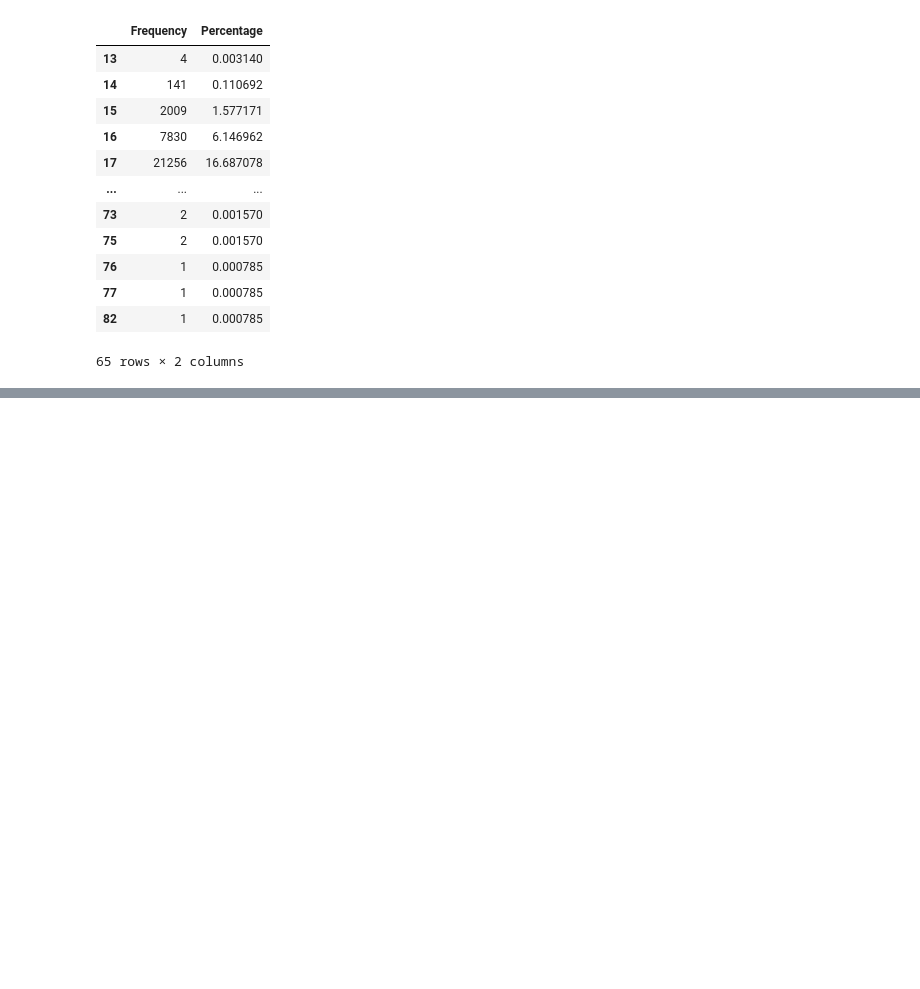
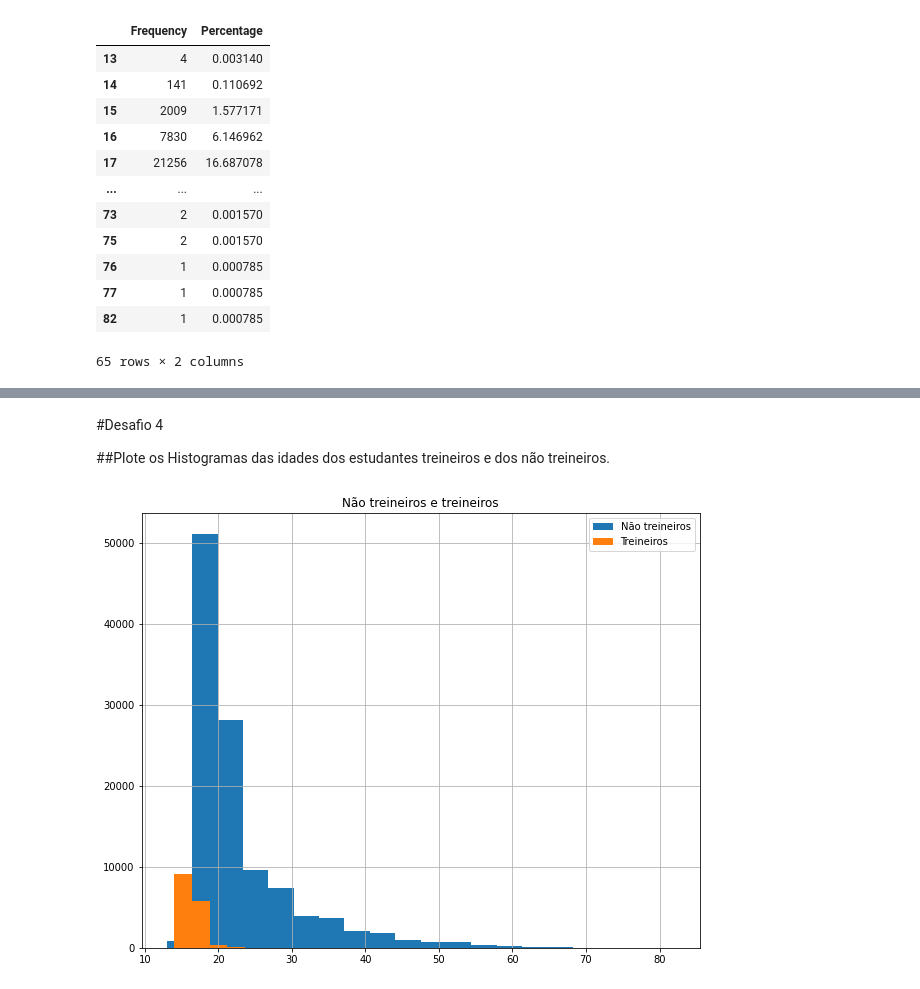
Before and after one commit to slealamanda/imersao-de-dados-alura, a Jupyter notebook: imersao_de_dados_1.ipynb, the cells around one changed output, grey strips where cells are left out. Cells and saved outputs as stored; diff of their text form; code cells hidden in the pictures; blank space fills up the shorter version.

```diff
--- a/imersao_de_dados_1.ipynb
+++ b/imersao_de_dados_1.ipynb
@@ -287,0 +309,12 @@ df
+# %% [markdown]
+#Desafio 4
+
+##Plote os Histogramas das idades dos estudantes treineiros e dos não treineiros.
+# %%
+#Não treineiros e treineiros
+dataset.query("IN_TREINEIRO == 0")["NU_IDADE"].hist(bins = 20, figsize=(10,8));
+dataset.query("IN_TREINEIRO == 1")["NU_IDADE"].hist(bins = 20, figsize=(10,8));
+plt.title("Não treineiros e treineiros");
+plt.legend(["Não treineiros", "Treineiros"]);
+# %% [output]
+[figure, added]
```
Also changed, not shown: parts of 6 cells of this notebook.
